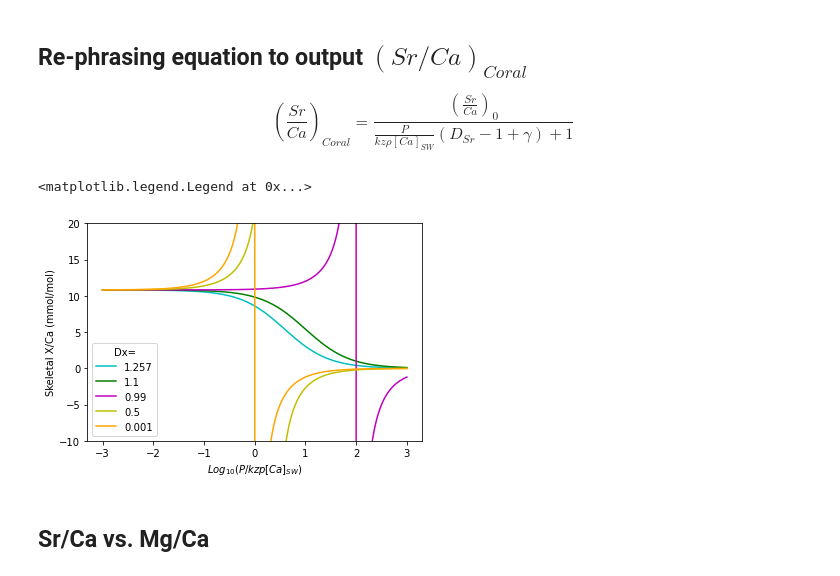
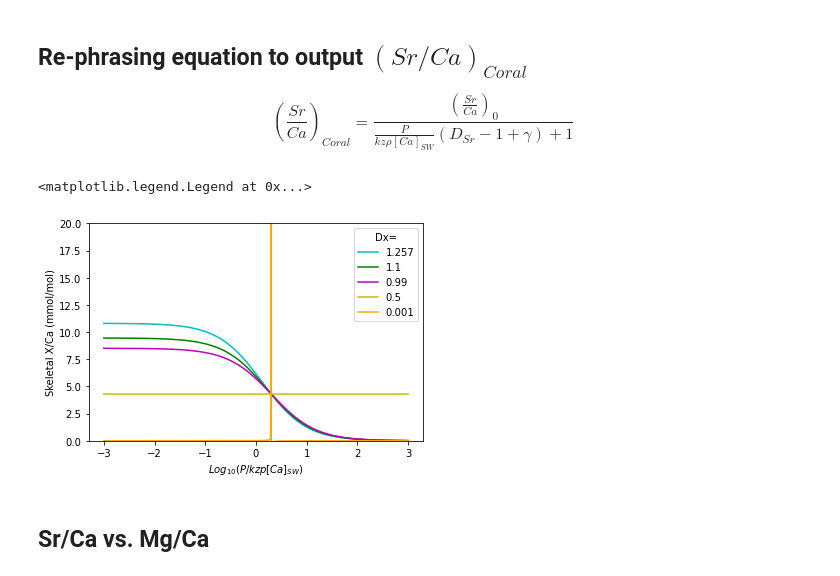
Before and after one commit to MadisonEast/Calcification-Models, a Jupyter notebook: Gagnon2012_steady_state_model/Gagnon2012_SteadyStateModel.ipynb, the cells around one changed output. Drawn from its saved outputs; the diff is of its cells as text; code cells hidden in the pictures.

Commit message:
Correction to Gagnon_2012
- Corrected a mistake with the plot of the rearanged equation, and results now behaving as expected

```diff
--- a/Gagnon2012_steady_state_model/Gagnon2012_SteadyStateModel.ipynb
+++ b/Gagnon2012_steady_state_model/Gagnon2012_SteadyStateModel.ipynb
@@ -220,27 +220,27 @@ Dsr = 1.257 # strontium partition coefficient (unitless)
 SrCa_sw = 8.6e-3 # mol/mol
 SrCa_0 = Dsr * SrCa_sw
 
-gamma = 0.0
+gamma = 0.5
 
 fluxparam = np.linspace(0.001, 1000, 1000000) # in mol/mol
 # %%
 x = np.log10(fluxparam)
 #x = fluxparam
 
-plt.plot(x, (SrCaCoral(SrCa_0, fluxparam, Dsr, gamma)) * 1e3 , alpha=1, color='c', label='1.257')
-plt.plot(x, (SrCaCoral(SrCa_0, fluxparam, 1.1, gamma)) * 1e3 , alpha=1, color='g', label='1.1')
-plt.plot(x, (SrCaCoral(SrCa_0, fluxparam, 0.99, gamma)) * 1e3 , alpha=1, color='m', label='0.99')
-plt.plot(x, (SrCaCoral(SrCa_0, fluxparam, 0.5, gamma)) * 1e3 , alpha=1, color='y', label='0.5')
-plt.plot(x, (SrCaCoral(SrCa_0, fluxparam, 0.001, gamma)) * 1e3 , alpha=1, color='orange', label='0.001')
+plt.plot(x, (SrCaCoral(SrCa_sw*Dsr, fluxparam, Dsr, gamma)) * 1e3 , alpha=1, color='c', label='1.257')
+plt.plot(x, (SrCaCoral(SrCa_sw*1.1, fluxparam, 1.1, gamma)) * 1e3 , alpha=1, color='g', label='1.1')
+plt.plot(x, (SrCaCoral(SrCa_sw*0.99, fluxparam, 0.99, gamma)) * 1e3 , alpha=1, color='m', label='0.99')
+plt.plot(x, (SrCaCoral(SrCa_sw*0.5, fluxparam, 0.5, gamma)) * 1e3 , alpha=1, color='y', label='0.5')
+plt.plot(x, (SrCaCoral(SrCa_sw*0.001, fluxparam, 0.001, gamma)) * 1e3 , alpha=1, color='orange', label='0.001')
 
 #plt.xlim(-3,3)
-plt.ylim(-10,20)
+plt.ylim(0,20)
 plt.xlabel('$Log_{10}(P/kzp[Ca]_{SW}$)')
 plt.ylabel('Skeletal X/Ca (mmol/mol)')
 plt.legend(title="Dx=")
 # %% [output]
 <matplotlib.legend.Legend at 0x...>
-[figure, old version]
+[figure, new version]
 # %% [markdown]
 ## Sr/Ca vs. Mg/Ca
 # %% [markdown]
```
